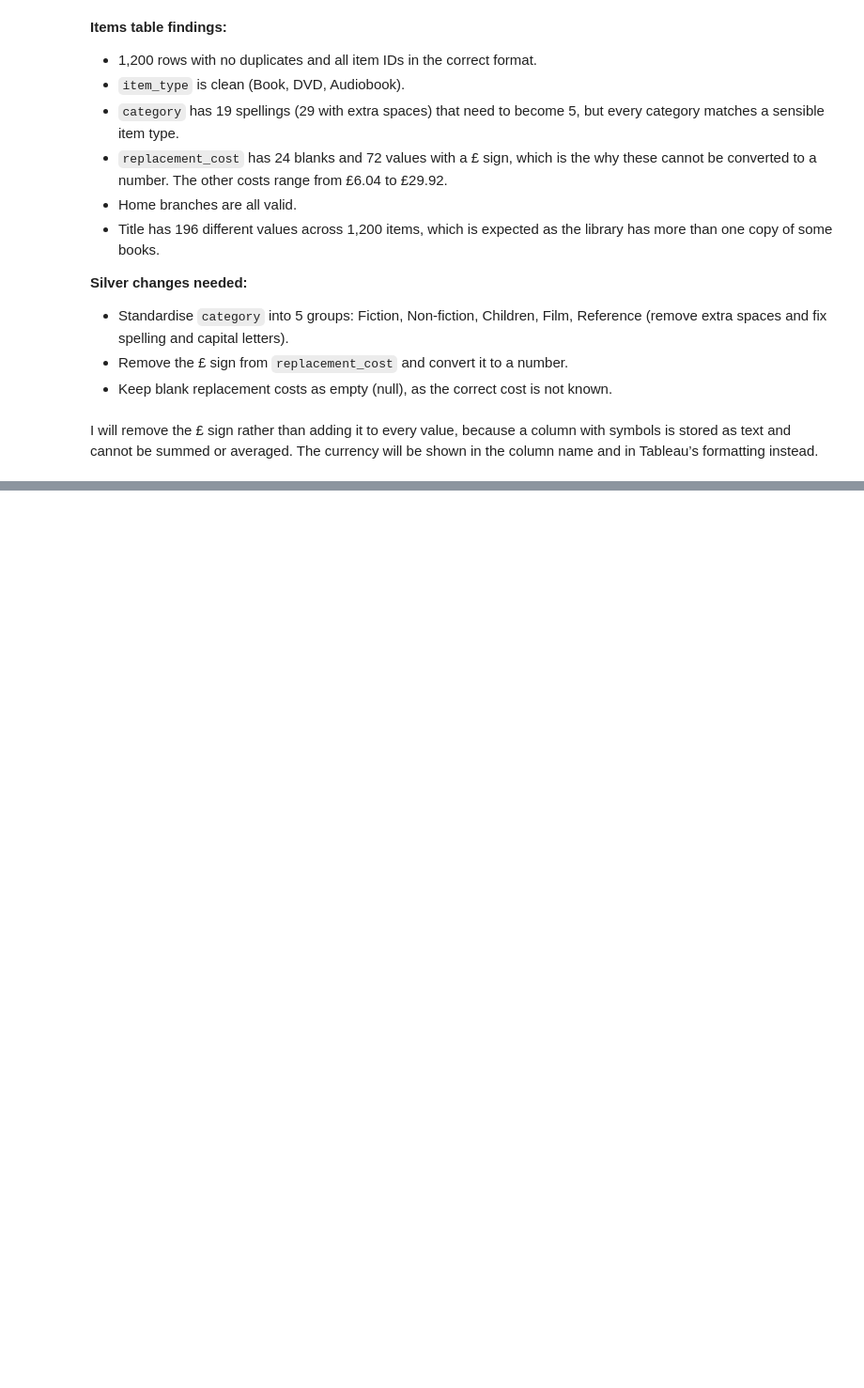
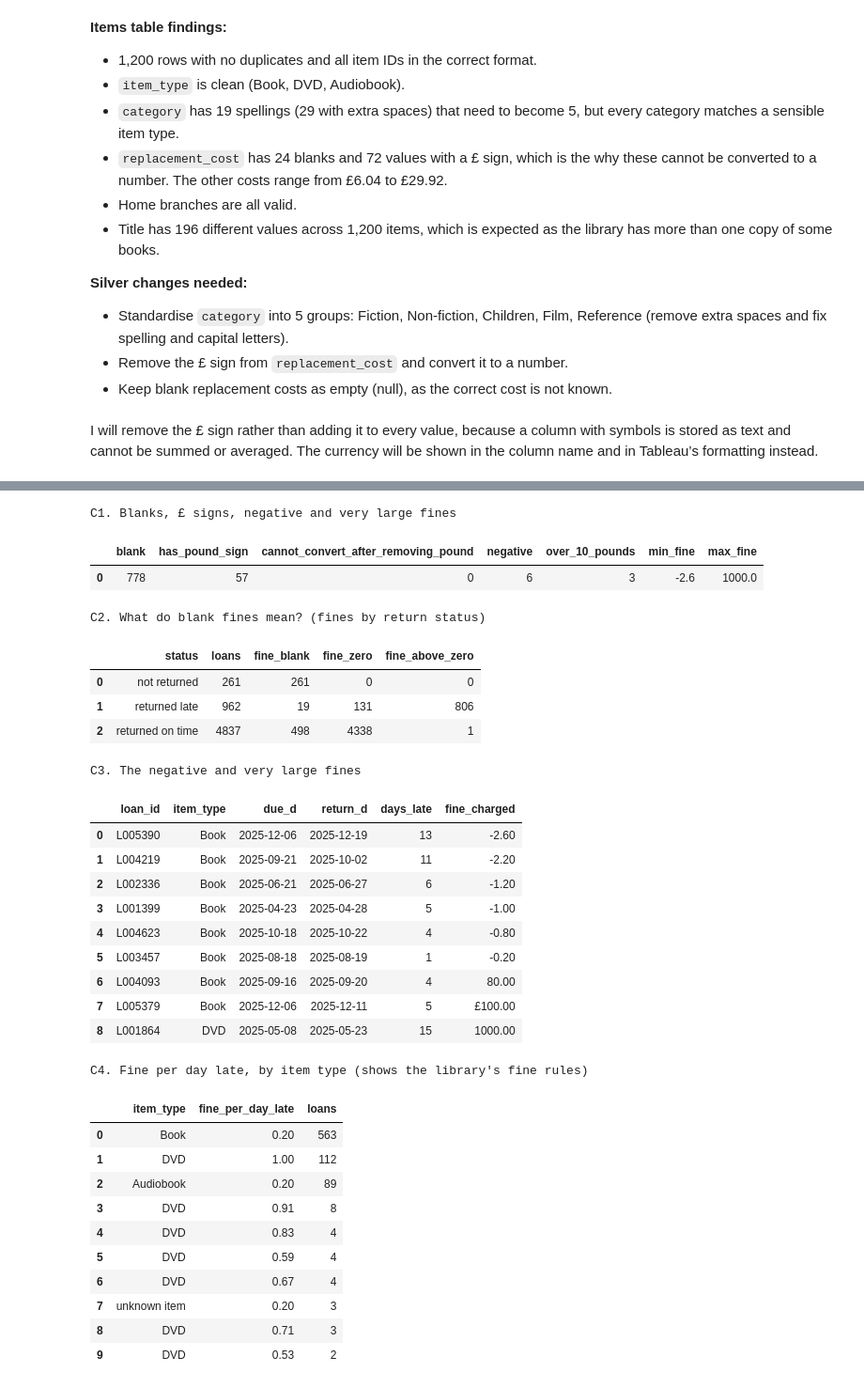
Before and after one commit to HuriyaAhmerr/5782076-AnalyticsEngineering, a Jupyter notebook: 5782076_library_pipeline.ipynb, the cells around one changed output, grey strips where cells are left out. Shown at 94% size. Saved outputs shown, nothing was run; the diff lists cells and outputs as text; code cells hidden in the pictures; blank space fills up the shorter version.

Commit message:
data investigation of loans table. [concluding all tables investigation, ready to start silver table cleaning].

```diff
--- a/5782076_library_pipeline.ipynb
+++ b/5782076_library_pipeline.ipynb
@@ -1185,0 +1320,71 @@ I will remove the £ sign rather than adding it to every value, because a column
+# %%
+# Fine as a number (after removing £) and days late – only for checking, nothing is saved
+con.execute("""
+    CREATE OR REPLACE TEMP VIEW loan_fines AS
+    SELECT d.*, i.item_type,
+           TRY_CAST(REPLACE(TRIM(fine_charged), '£', '') AS DECIMAL(10,2)) AS fine,
+           (d.return_d - d.due_d) AS days_late
+    FROM loan_dates d LEFT JOIN bronze.items i USING (item_id)""")
+
+print("C1. Blanks, £ signs, negative and very large fines")
+display(con.sql("""
+    SELECT COUNT(*) FILTER (WHERE fine_charged IS NULL OR TRIM(fine_charged) = '')         AS blank,
+           COUNT(*) FILTER (WHERE fine_charged LIKE '%£%')                                  AS has_pound_sign,
+           COUNT(*) FILTER (WHERE fine IS NULL AND TRIM(COALESCE(fine_charged, '')) <> '')  AS cannot_convert_after_removing_pound,
+           COUNT(*) FILTER (WHERE fine < 0)  AS negative,
+           COUNT(*) FILTER (WHERE fine > 10) AS over_10_pounds,
+           MIN(fine) AS min_fine, MAX(fine) AS max_fine
+    FROM loan_fines""").df())
+
+print("C2. What do blank fines mean? (fines by return status)")
+display(con.sql("""
+    SELECT CASE WHEN return_d IS NULL THEN 'not returned'
+                WHEN days_late > 0    THEN 'returned late'
+                ELSE 'returned on time' END AS status,
+           COUNT(*) AS loans,
+           COUNT(*) FILTER (WHERE fine IS NULL) AS fine_blank,
+           COUNT(*) FILTER (WHERE fine = 0)     AS fine_zero,
+           COUNT(*) FILTER (WHERE fine > 0)     AS fine_above_zero
+    FROM loan_fines GROUP BY 1 ORDER BY 1""").df())
+
+print("C3. The negative and very large fines")
+display(con.sql("""SELECT loan_id, item_type, due_d, return_d, days_late, fine_charged
+                   FROM loan_fines WHERE fine < 0 OR fine > 10 ORDER BY fine""").df())
+
+print("C4. Fine per day late, by item type (shows the library's fine rules)")
+display(con.sql("""SELECT COALESCE(item_type, 'unknown item') AS item_type,
+                          ROUND(fine / days_late, 2) AS fine_per_day_late, COUNT(*) AS loans
+                   FROM loan_fines WHERE days_late > 0 AND fine > 0
+                   GROUP BY ALL ORDER BY loans DESC LIMIT 10""").df())
+# %% [output]
+C1. Blanks, £ signs, negative and very large fines
+|  | blank | has_pound_sign | cannot_convert_after_removing_pound | negative | over_10_pounds | min_fine | max_fine |
+| 0 | 778 | 57 | 0 | 6 | 3 | -2.6 | 1000.0 |
+C2. What do blank fines mean? (fines by return status)
+|  | status | loans | fine_blank | fine_zero | fine_above_zero |
+| 0 | not returned | 261 | 261 | 0 | 0 |
+| 1 | returned late | 962 | 19 | 131 | 806 |
+| 2 | returned on time | 4837 | 498 | 4338 | 1 |
+C3. The negative and very large fines
+|  | loan_id | item_type | due_d | return_d | days_late | fine_charged |
+| 0 | L005390 | Book | 2025-12-06 | 2025-12-19 | 13 | -2.60 |
+| 1 | L004219 | Book | 2025-09-21 | 2025-10-02 | 11 | -2.20 |
+| 2 | L002336 | Book | 2025-06-21 | 2025-06-27 | 6 | -1.20 |
+| 3 | L001399 | Book | 2025-04-23 | 2025-04-28 | 5 | -1.00 |
+| 4 | L004623 | Book | 2025-10-18 | 2025-10-22 | 4 | -0.80 |
+| 5 | L003457 | Book | 2025-08-18 | 2025-08-19 | 1 | -0.20 |
+| 6 | L004093 | Book | 2025-09-16 | 2025-09-20 | 4 | 80.00 |
+| 7 | L005379 | Book | 2025-12-06 | 2025-12-11 | 5 | £100.00 |
+| 8 | L001864 | DVD | 2025-05-08 | 2025-05-23 | 15 | 1000.00 |
+C4. Fine per day late, by item type (shows the library's fine rules)
+|  | item_type | fine_per_day_late | loans |
+| 0 | Book | 0.20 | 563 |
+| 1 | DVD | 1.00 | 112 |
+| 2 | Audiobook | 0.20 | 89 |
+| 3 | DVD | 0.91 | 8 |
+| 4 | DVD | 0.83 | 4 |
+| 5 | DVD | 0.59 | 4 |
+| 6 | DVD | 0.67 | 4 |
+| 7 | unknown item | 0.20 | 3 |
+| 8 | DVD | 0.71 | 3 |
+| 9 | DVD | 0.53 | 2 |
```
Also changed, not shown: parts of 8 cells of this notebook.
